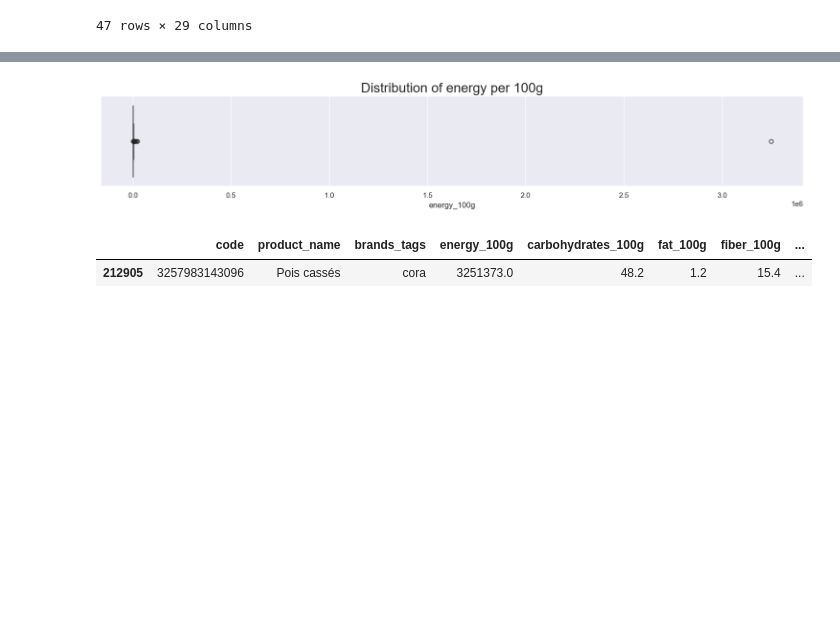
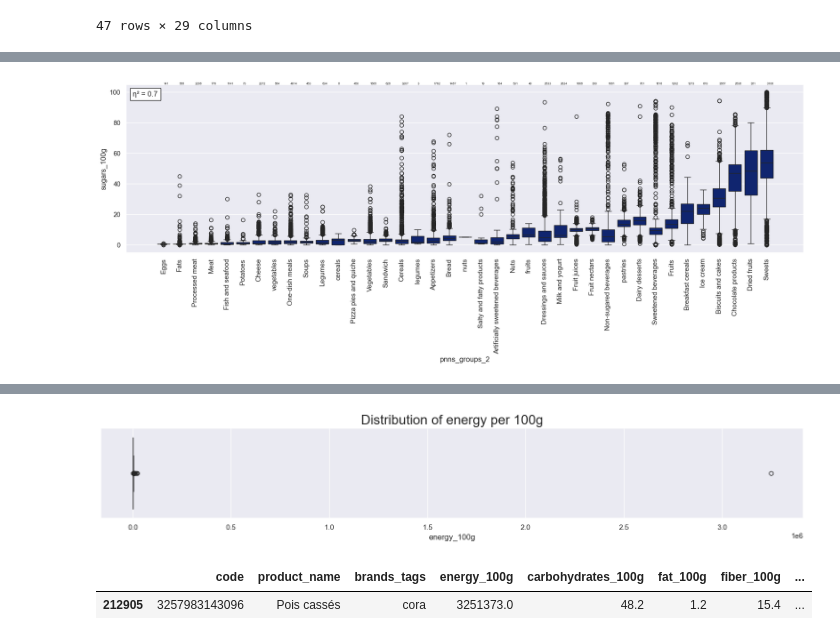
Before and after one commit to Unipto/DS_3, a Jupyter notebook: Preparez_des_donnees_pour_un_organisme_de_sante_publiques_CARRE_MAXIME/CARRE_MAXIME_1_notebook_01102024.ipynb, the cells around one changed output, grey strips where cells are left out. Cells and saved outputs as stored; diff of their text form; code cells hidden in the pictures; blank space fills up the shorter version.

```diff
--- a/Preparez_des_donnees_pour_un_organisme_de_sante_publiques_CARRE_MAXIME/CARRE_MAXIME_1_notebook_01102024.ipynb
+++ b/Preparez_des_donnees_pour_un_organisme_de_sante_publiques_CARRE_MAXIME/CARRE_MAXIME_1_notebook_01102024.ipynb
@@ -964,0 +1002,38 @@ fig.tight_layout()
+# %%
+def ANOVA(df, x:str, y:str, plot_function:Callable=sns.violinplot, transforms:Optional[list[Callable]]=None, **plot_params):
+    '''
+    Performs ANOVA analysis and visualizes the results using a specified plotting function.
+
+    Parameters:
+    df (pd.DataFrame): DataFrame containing the data.
+    x (str): Categorical variable for grouping.
+    y (str): Continuous variable for analysis.
+    countries: List of countries to filter.
+    inds: List of indicators to include.
+    year: Year for filtering data.
+    plot_function (Callable): Function for plotting results. Defaults to sns.violinplot.
+    **plot_params: Additional parameters for the plotting function.
+
+    Returns:
+    None: Displays the plot with eta-squared value annotated.
+    '''
+
+    pivoted_df = df.loc[df[x] != "Undefined"]
+
+    transformed_df = transform_data(pivoted_df, funcs=transforms)
+
+    eta = round(eta_squared(transformed_df[x],transformed_df[y]), 2)
+
+    fig, ax = plt.subplots(figsize=(20,5))
+    plot_function(transformed_df, ax=ax, x=x, y=y, **plot_params)
+    corr_test = AnchoredText(f"η² = {eta}", loc="upper left")
+    ax.set_xticklabels(ax.get_xticklabels(), rotation=90)
+    ax.add_artist(corr_test)
+    counts_by_x = filtered_data.loc[filtered_data[y].notna()].value_counts(x)
+    for group in counts_by_x.index:
+        ax.text(x=group, y=105, s=counts_by_x[group], fontsize=5)
+    plt.plot()
+# %%
+ANOVA(filtered_data, x="pnns_groups_2", y="sugars_100g", plot_function=sns.boxplot, order=filtered_data["sugars_100g"].groupby(filtered_data["pnns_groups_2"]).mean().sort_values().index)
+# %% [output]
+[figure, added]
```
Also changed, not shown: parts of 16 cells of this notebook, 1 other file.
